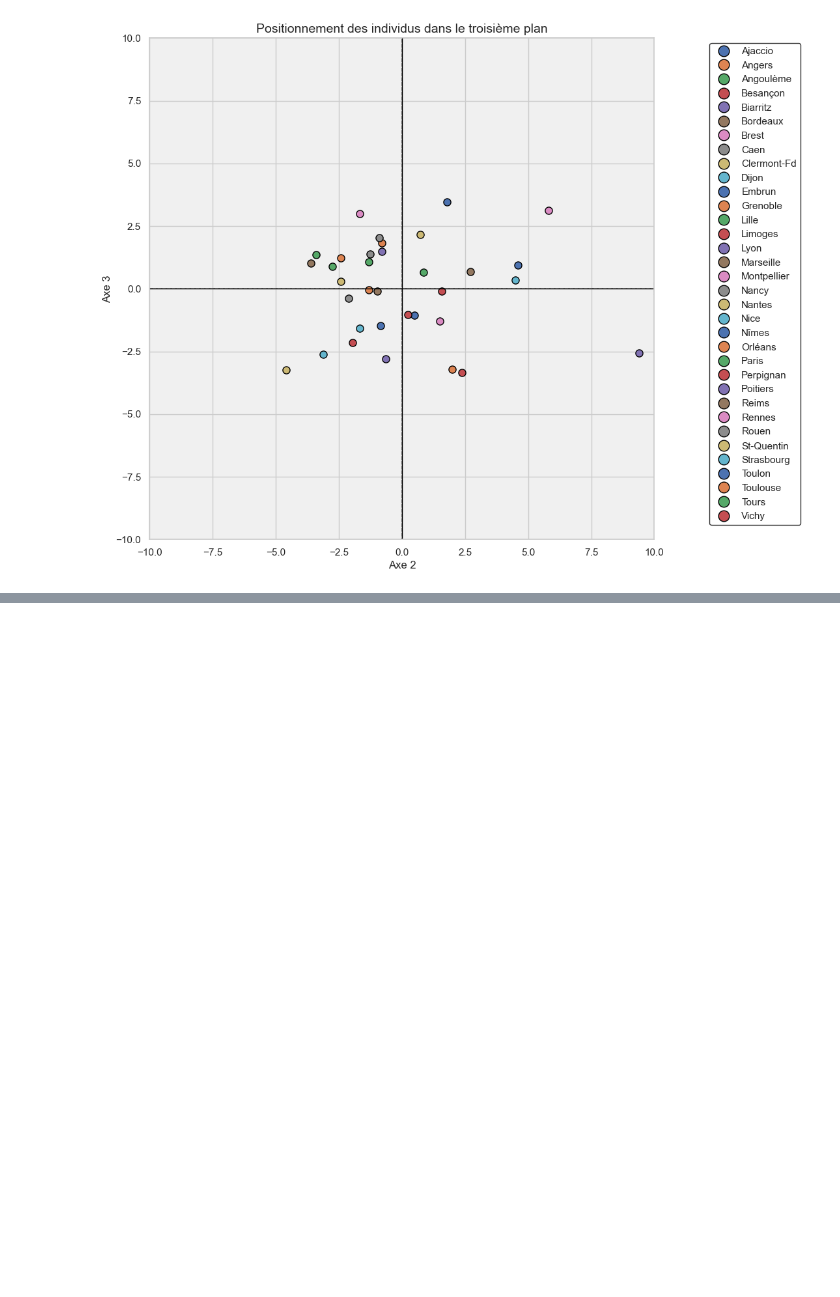
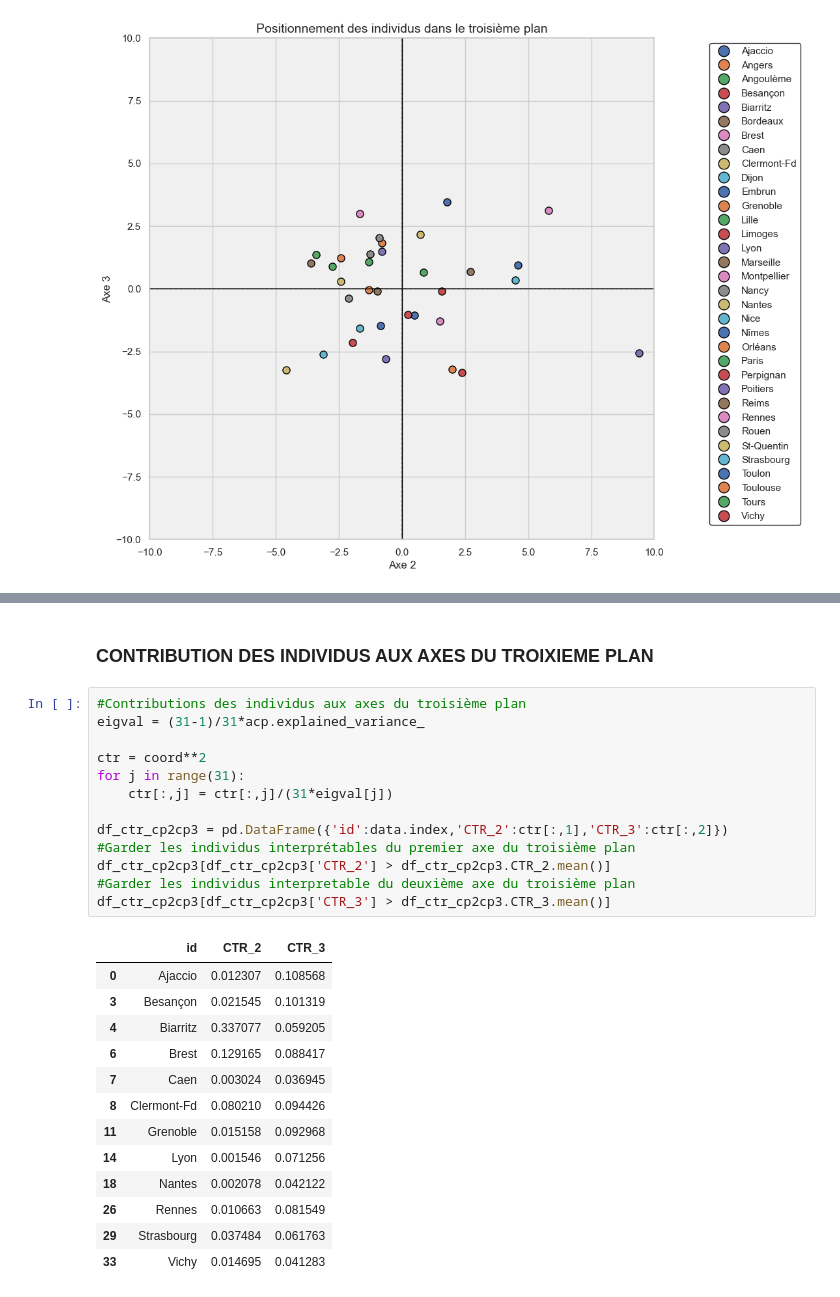
Before and after one commit to Asmaa213/ACP_Typologie_Villes, a Jupyter notebook: acp.ipynb, the cells around one changed output, grey strips where cells are left out. Drawn from its saved outputs; the diff is of its cells as text; blank space fills up the shorter version.

```diff
--- a/acp.ipynb
+++ b/acp.ipynb
@@ -243,0 +322,29 @@ plt.show()
+# %% [markdown]
+<h3>CONTRIBUTION DES INDIVIDUS AUX AXES DU TROIXIEME PLAN</h3>
+# %%
+#Contributions des individus aux axes du troisième plan
+eigval = (31-1)/31*acp.explained_variance_
+
+ctr = coord**2
+for j in range(31):
+    ctr[:,j] = ctr[:,j]/(31*eigval[j])
+
+df_ctr_cp2cp3 = pd.DataFrame({'id':data.index,'CTR_2':ctr[:,1],'CTR_3':ctr[:,2]})
+#Garder les individus interprétables du premier axe du troisième plan
+df_ctr_cp2cp3[df_ctr_cp2cp3['CTR_2'] > df_ctr_cp2cp3.CTR_2.mean()]
+#Garder les individus interpretable du deuxième axe du troisième plan
+df_ctr_cp2cp3[df_ctr_cp2cp3['CTR_3'] > df_ctr_cp2cp3.CTR_3.mean()]
+# %% [output]
+|  | id | CTR_2 | CTR_3 |
+| 0 | Ajaccio | 0.012307 | 0.108568 |
+| 3 | Besançon | 0.021545 | 0.101319 |
+| 4 | Biarritz | 0.337077 | 0.059205 |
+| 6 | Brest | 0.129165 | 0.088417 |
+| 7 | Caen | 0.003024 | 0.036945 |
+| 8 | Clermont-Fd | 0.080210 | 0.094426 |
+| 11 | Grenoble | 0.015158 | 0.092968 |
+| 14 | Lyon | 0.001546 | 0.071256 |
+| 18 | Nantes | 0.002078 | 0.042122 |
+| 26 | Rennes | 0.010663 | 0.081549 |
+| 29 | Strasbourg | 0.037484 | 0.061763 |
+| 33 | Vichy | 0.014695 | 0.041283 |
```
Also changed, not shown: parts of 6 cells of this notebook.
